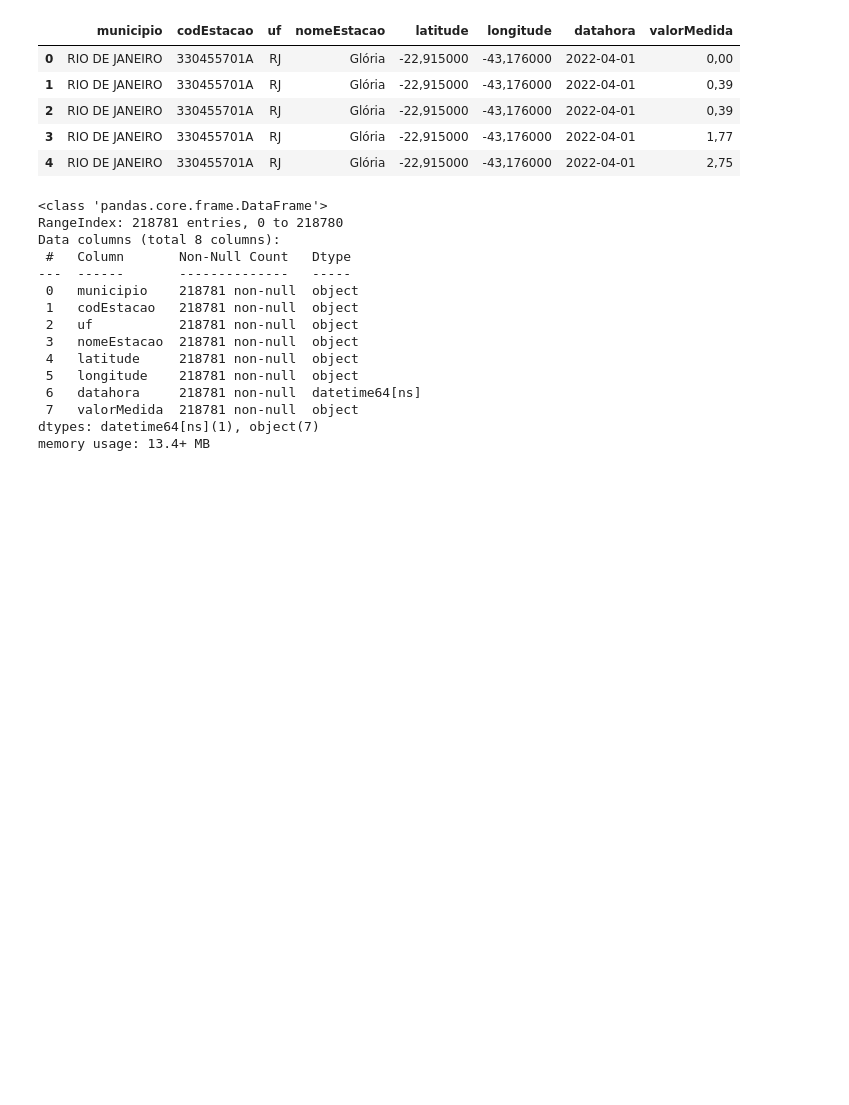
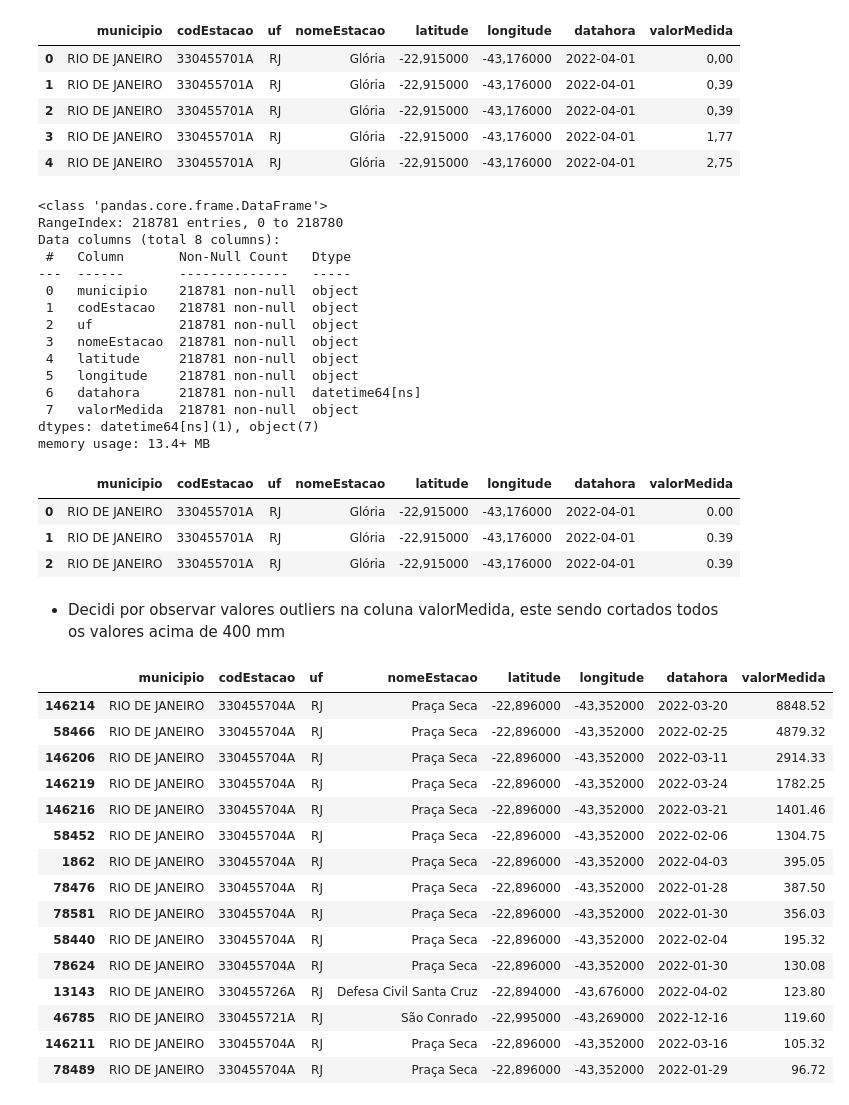
Before and after one commit to CyberBantu/Analise_1746_Dados_Marginais, a Jupyter notebook: RJ_indice_pluviometrico.ipynb, the cells around one changed output. Cells and saved outputs as stored; diff of their text form; code cells hidden in the pictures; blank space fills up the shorter version.

```diff
--- a/RJ_indice_pluviometrico.ipynb
+++ b/RJ_indice_pluviometrico.ipynb
@@ -102,0 +189,28 @@ estacao = df.groupby("nomeEstacao")["valorMedida"].sum()
+# %%
+df.head(3)
+# %% [output]
+|  | municipio | codEstacao | uf | nomeEstacao | latitude | longitude | datahora | valorMedida |
+| 0 | RIO DE JANEIRO | 330455701A | RJ | Glória | -22,915000 | -43,176000 | 2022-04-01 | 0.00 |
+| 1 | RIO DE JANEIRO | 330455701A | RJ | Glória | -22,915000 | -43,176000 | 2022-04-01 | 0.39 |
+| 2 | RIO DE JANEIRO | 330455701A | RJ | Glória | -22,915000 | -43,176000 | 2022-04-01 | 0.39 |
+# %% [markdown]
+* Decidi por observar valores outliers na coluna valorMedida, este sendo cortados todos os valores acima de 400 mm
+# %%
+df.sort_values(by = 'valorMedida', ascending = False).head(15)
+# %% [output]
+|  | municipio | codEstacao | uf | nomeEstacao | latitude | longitude | datahora | valorMedida |
+| 146214 | RIO DE JANEIRO | 330455704A | RJ | Praça Seca | -22,896000 | -43,352000 | 2022-03-20 | 8848.52 |
+| 58466 | RIO DE JANEIRO | 330455704A | RJ | Praça Seca | -22,896000 | -43,352000 | 2022-02-25 | 4879.32 |
+| 146206 | RIO DE JANEIRO | 330455704A | RJ | Praça Seca | -22,896000 | -43,352000 | 2022-03-11 | 2914.33 |
+| 146219 | RIO DE JANEIRO | 330455704A | RJ | Praça Seca | -22,896000 | -43,352000 | 2022-03-24 | 1782.25 |
+| 146216 | RIO DE JANEIRO | 330455704A | RJ | Praça Seca | -22,896000 | -43,352000 | 2022-03-21 | 1401.46 |
+| 58452 | RIO DE JANEIRO | 330455704A | RJ | Praça Seca | -22,896000 | -43,352000 | 2022-02-06 | 1304.75 |
+| 1862 | RIO DE JANEIRO | 330455704A | RJ | Praça Seca | -22,896000 | -43,352000 | 2022-04-03 | 395.05 |
+| 78476 | RIO DE JANEIRO | 330455704A | RJ | Praça Seca | -22,896000 | -43,352000 | 2022-01-28 | 387.50 |
+| 78581 | RIO DE JANEIRO | 330455704A | RJ | Praça Seca | -22,896000 | -43,352000 | 2022-01-30 | 356.03 |
+| 58440 | RIO DE JANEIRO | 330455704A | RJ | Praça Seca | -22,896000 | -43,352000 | 2022-02-04 | 195.32 |
+| 78624 | RIO DE JANEIRO | 330455704A | RJ | Praça Seca | -22,896000 | -43,352000 | 2022-01-30 | 130.08 |
+| 13143 | RIO DE JANEIRO | 330455726A | RJ | Defesa Civil Santa Cruz | -22,894000 | -43,676000 | 2022-04-02 | 123.80 |
+| 46785 | RIO DE JANEIRO | 330455721A | RJ | São Conrado | -22,995000 | -43,269000 | 2022-12-16 | 119.60 |
+| 146211 | RIO DE JANEIRO | 330455704A | RJ | Praça Seca | -22,896000 | -43,352000 | 2022-03-16 | 105.32 |
+| 78489 | RIO DE JANEIRO | 330455704A | RJ | Praça Seca | -22,896000 | -43,352000 | 2022-01-29 | 96.72 |
```
Also changed, not shown: parts of 27 cells of this notebook.
